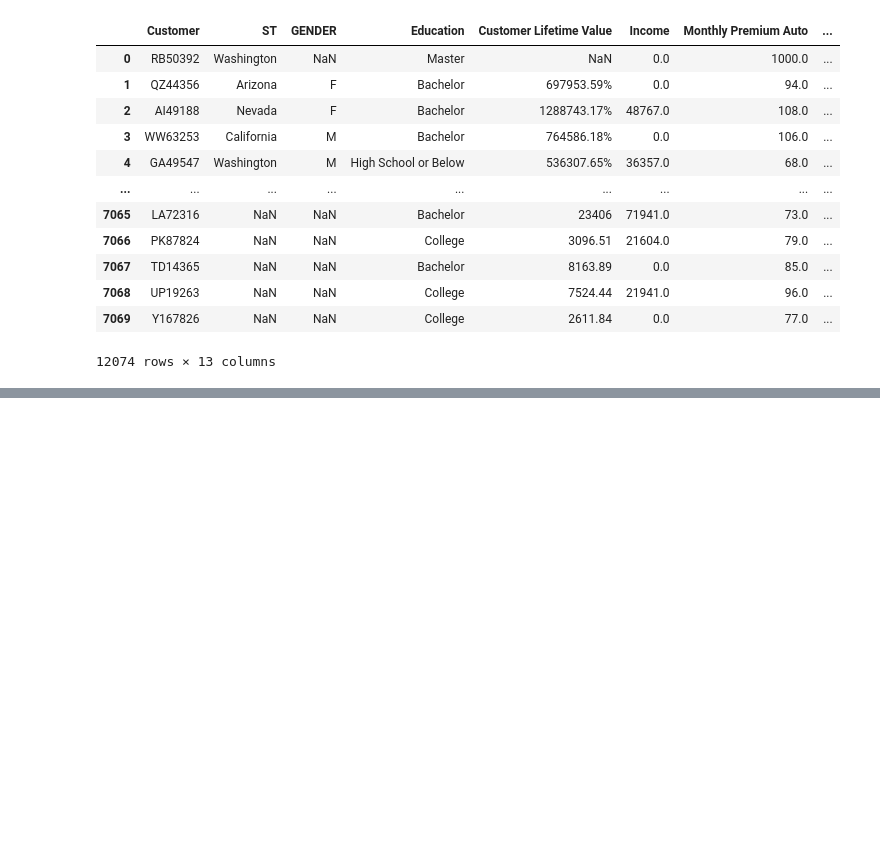
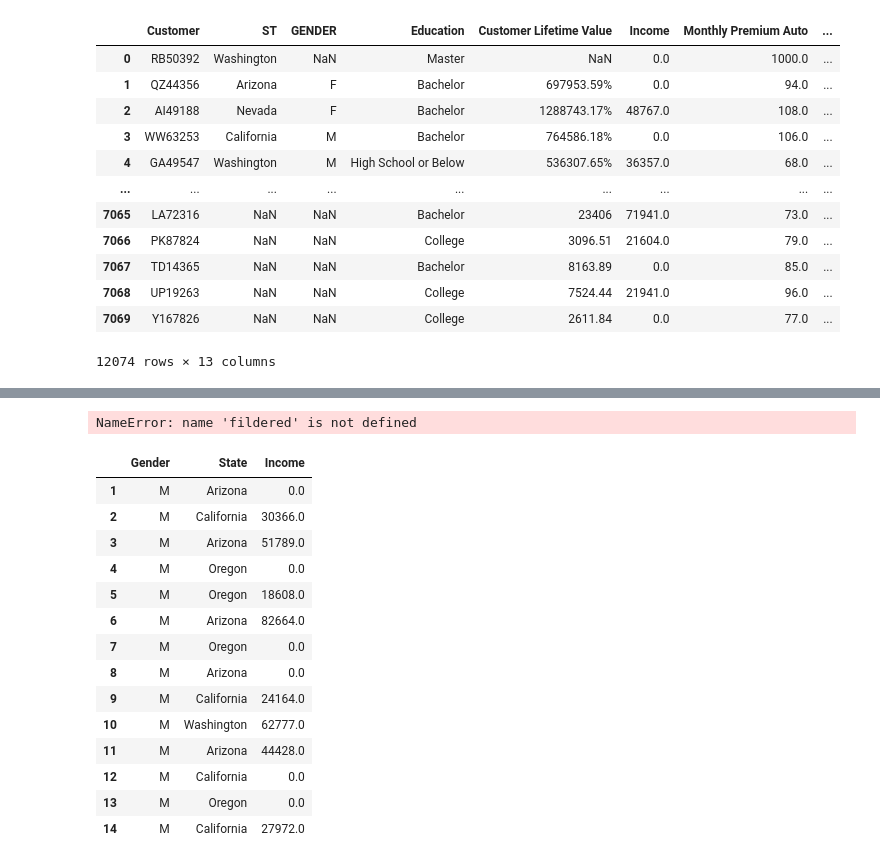
Before and after one commit to Ironhack-Datacamp/lab-customer-analysis-round-1, a Jupyter notebook: lab-customer-analysis-round-1.ipynb, the cells around one changed output, grey strips where cells are left out. Cells and saved outputs as stored; diff of their text form; code cells hidden in the pictures; blank space fills up the shorter version.

```diff
--- a/lab-customer-analysis-round-1.ipynb
+++ b/lab-customer-analysis-round-1.ipynb
@@ -97,0 +211,22 @@ AttributeError: 'function' object has no attribute 'head'
+# %%
+fildered[1:15]
+# %% [output]
+NameError: name 'fildered' is not defined
+# %%
+filtered[['Gender','State','Income']][1:15]
+# %% [output]
+|  | Gender | State | Income |
+| 1 | M | Arizona | 0.0 |
+| 2 | M | California | 30366.0 |
+| 3 | M | Arizona | 51789.0 |
+| 4 | M | Oregon | 0.0 |
+| 5 | M | Oregon | 18608.0 |
+| 6 | M | Arizona | 82664.0 |
+| 7 | M | Oregon | 0.0 |
+| 8 | M | Arizona | 0.0 |
+| 9 | M | California | 24164.0 |
+| 10 | M | Washington | 62777.0 |
+| 11 | M | Arizona | 44428.0 |
+| 12 | M | California | 0.0 |
+| 13 | M | Oregon | 0.0 |
+| 14 | M | California | 27972.0 |
```
Also changed, not shown: parts of 31 cells of this notebook.
